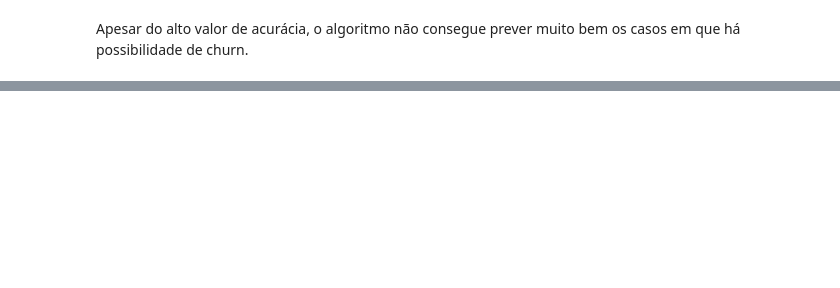
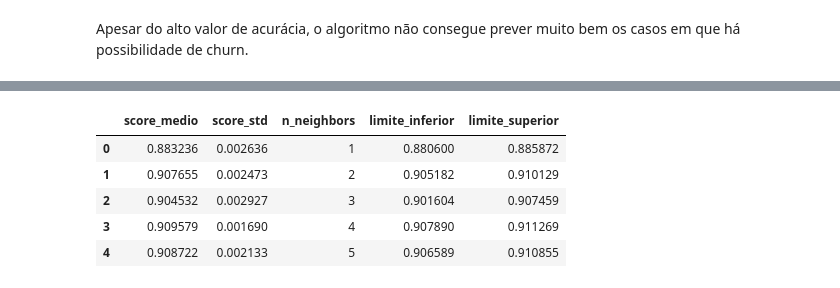
Before and after one commit to lidiambsouza/taxa_rotatividade_telecom, a Jupyter notebook: rotatividade_telecomunicacao.ipynb, the cells around one changed output, grey strips where cells are left out. Saved outputs shown, nothing was run; the diff lists cells and outputs as text; code cells hidden in the pictures; blank space fills up the shorter version.

```diff
--- a/rotatividade_telecomunicacao.ipynb
+++ b/rotatividade_telecomunicacao.ipynb
@@ -442,0 +508,11 @@ Apesar do alto valor de acurácia, o algoritmo não consegue prever muito bem os
+# %%
+df_scores['limite_inferior'] = df_scores['score_medio'] - df_scores['score_std']
+df_scores['limite_superior'] = df_scores['score_medio'] + df_scores['score_std']
+df_scores.head()
+# %% [output]
+|  | score_medio | score_std | n_neighbors | limite_inferior | limite_superior |
+| 0 | 0.883236 | 0.002636 | 1 | 0.880600 | 0.885872 |
+| 1 | 0.907655 | 0.002473 | 2 | 0.905182 | 0.910129 |
+| 2 | 0.904532 | 0.002927 | 3 | 0.901604 | 0.907459 |
+| 3 | 0.909579 | 0.001690 | 4 | 0.907890 | 0.911269 |
+| 4 | 0.908722 | 0.002133 | 5 | 0.906589 | 0.910855 |
```
Also changed, not shown: parts of 30 cells of this notebook.
